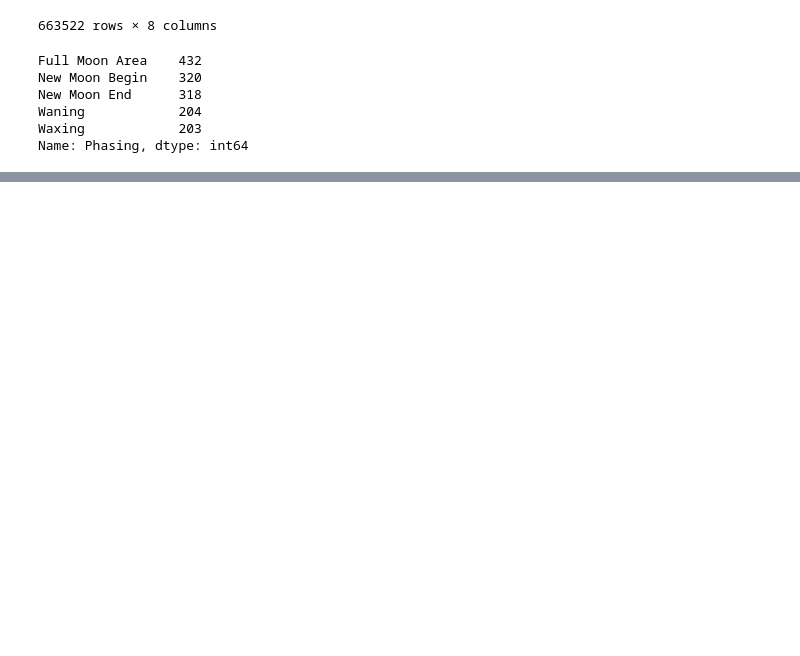
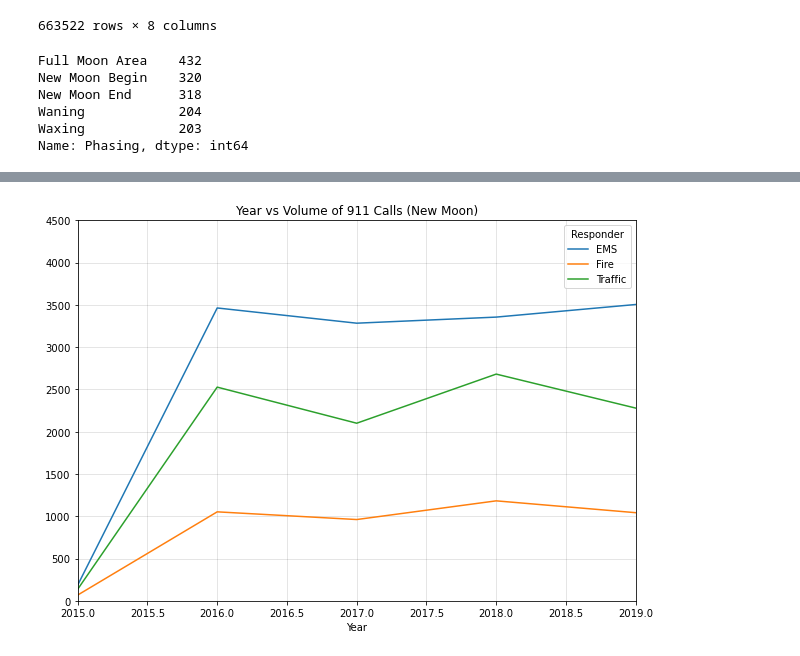
Before and after one commit to ytran010/The_Werewolves, a Jupyter notebook: Main.ipynb, the cells around one changed output, grey strips where cells are left out. Cells and saved outputs as stored; diff of their text form; code cells hidden in the pictures; blank space fills up the shorter version.

```diff
--- a/Main.ipynb
+++ b/Main.ipynb
@@ -193,0 +349,14 @@ NameError: name 'calls_in_day' is not defined
+# %%
+new_moon = werewolf_df.loc[werewolf_df['Moon Phase']==0 | 1]
+
+
+fig, ax = plt.subplots(figsize=(10,7))
+new_moon_line = new_moon.groupby(['Year','Responder']).count()['Moon Phase'].unstack().plot(ax=ax)
+
+new_moon_line.set_xlim(2015, 2019)
+new_moon_line.set_ylim(0,4500)
+plt.title("Year vs Volume of 911 Calls (New Moon)")
+plt.grid(color='black', linewidth=1, alpha = 0.1)
+plt.savefig("Images/Years_911_NewMoon_Yvonne")
+# %% [output]
+[figure, added]
```
Also changed, not shown: parts of 28 cells of this notebook, 7 other files.
